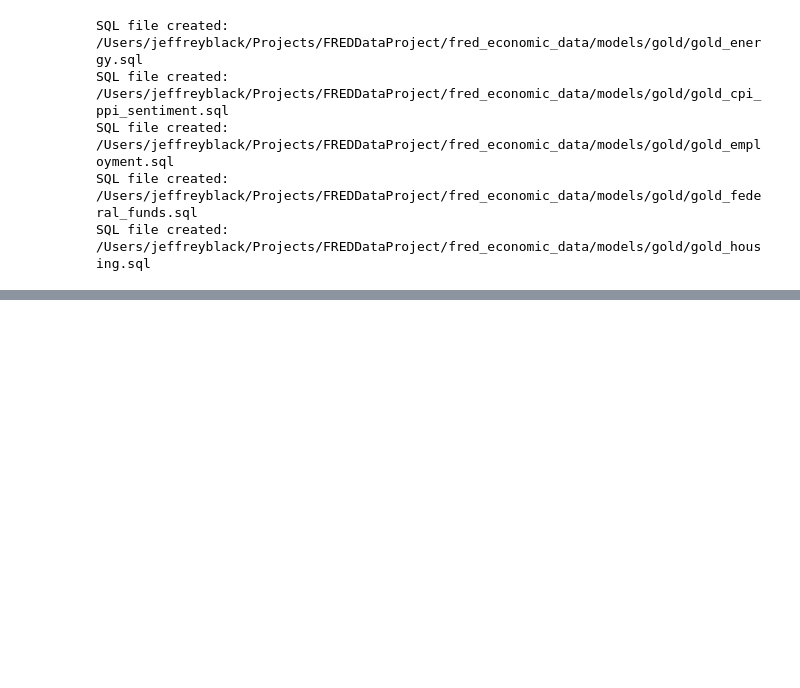
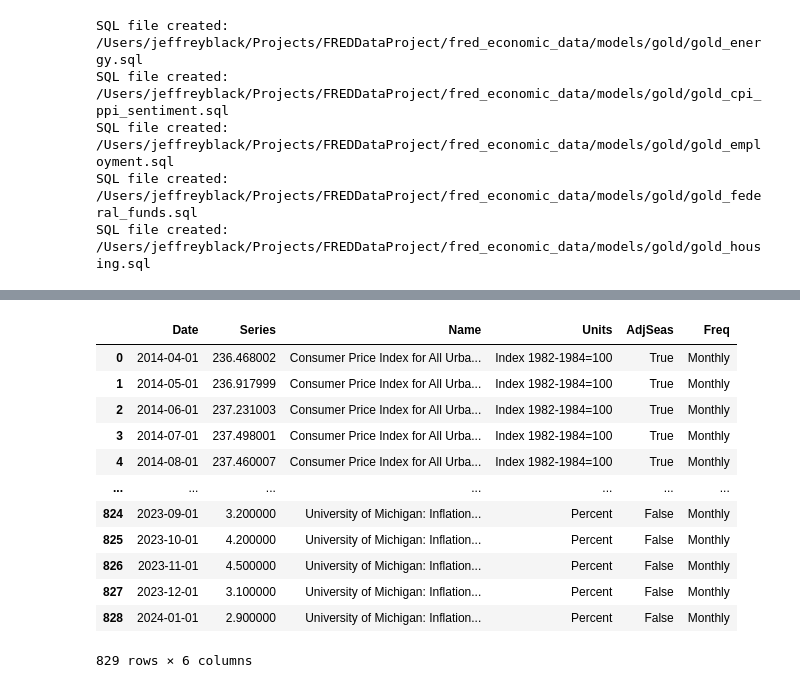
Before and after one commit to jeffreyablack1/FREDDataProject, a Jupyter notebook: run_sql_queries_here.ipynb, the cells around one changed output, grey strips where cells are left out. Cells and saved outputs as stored; diff of their text form; code cells hidden in the pictures; blank space fills up the shorter version.

Commit message:
Changes to jupyter notebook to display gold tables

```diff
--- a/run_sql_queries_here.ipynb
+++ b/run_sql_queries_here.ipynb
@@ -618,3 +618,10 @@ SQL file created: /Users/jeffreyblack/Projects/FREDDataProject/fred_economic_dat
 SQL file created: /Users/jeffreyblack/Projects/FREDDataProject/fred_economic_data/models/gold/gold_employment.sql
 SQL file created: /Users/jeffreyblack/Projects/FREDDataProject/fred_economic_data/models/gold/gold_federal_funds.sql
 SQL file created: /Users/jeffreyblack/Projects/FREDDataProject/fred_economic_data/models/gold/gold_housing.sql
+# %%
+sql_query = '''
+show tables
+'''
+
+with duckdb.connect('data/fred.db') as con: #using with to automatically close the database
+    display(con.sql(sql_query).df())
@@ -620,0 +646,22 @@ SQL file created: /Users/jeffreyblack/Projects/FREDDataProject/fred_economic_dat
+# %%
+sql_query = '''
+SELECT *
+FROM gold_cpi_ppi_sentiment
+'''
+
+with duckdb.connect('data/fred.db') as con: #using with to automatically close the database
+    display(con.sql(sql_query).df())
+# %% [output]
+|  | Date | Series | Name | Units | AdjSeas | Freq |
+| 0 | 2014-04-01 | 236.468002 | Consumer Price Index for All Urba... | Index 1982-1984=100 | True | Monthly |
+| 1 | 2014-05-01 | 236.917999 | Consumer Price Index for All Urba... | Index 1982-1984=100 | True | Monthly |
+| 2 | 2014-06-01 | 237.231003 | Consumer Price Index for All Urba... | Index 1982-1984=100 | True | Monthly |
+| 3 | 2014-07-01 | 237.498001 | Consumer Price Index for All Urba... | Index 1982-1984=100 | True | Monthly |
+| 4 | 2014-08-01 | 237.460007 | Consumer Price Index for All Urba... | Index 1982-1984=100 | True | Monthly |
+| ... | ... | ... | ... | ... | ... | ... |
+| 824 | 2023-09-01 | 3.200000 | University of Michigan: Inflation... | Percent | False | Monthly |
+| 825 | 2023-10-01 | 4.200000 | University of Michigan: Inflation... | Percent | False | Monthly |
+| 826 | 2023-11-01 | 4.500000 | University of Michigan: Inflation... | Percent | False | Monthly |
+| 827 | 2023-12-01 | 3.100000 | University of Michigan: Inflation... | Percent | False | Monthly |
+| 828 | 2024-01-01 | 2.900000 | University of Michigan: Inflation... | Percent | False | Monthly |
+829 rows × 6 columns
```
Also changed, not shown: parts of 7 cells of this notebook, 11 other files.
